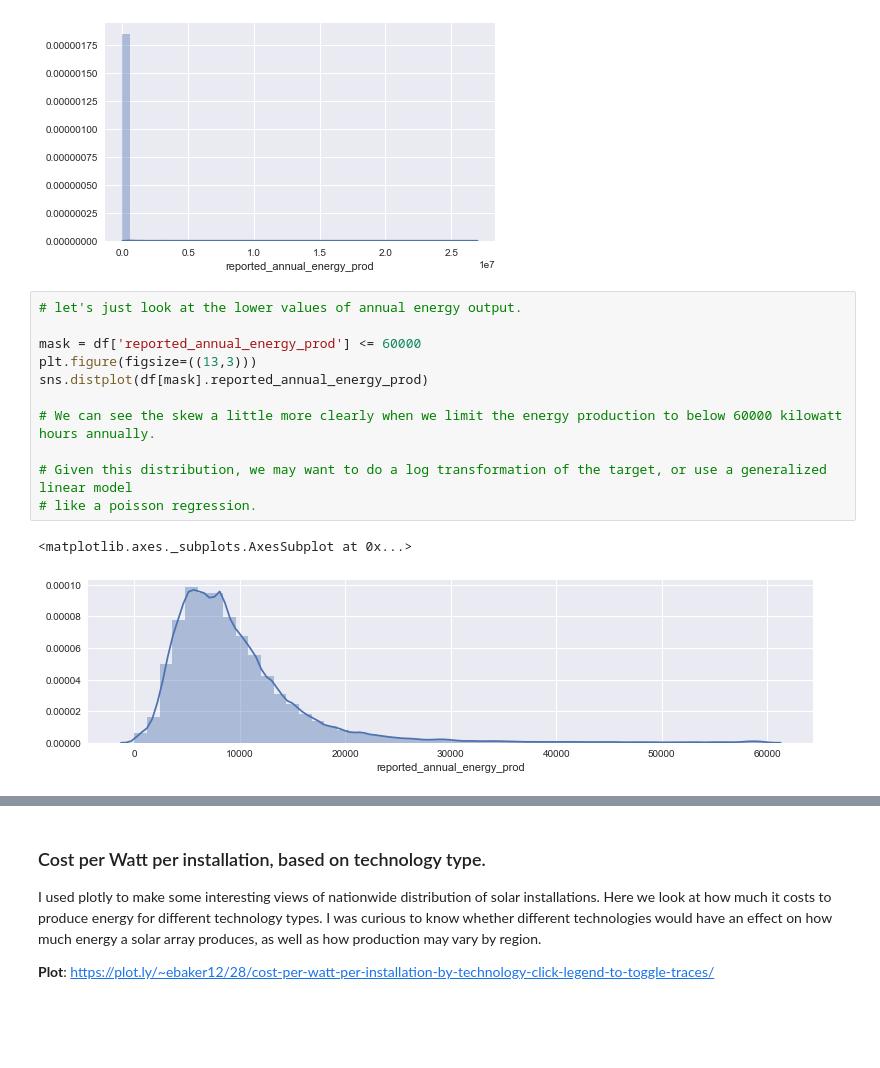
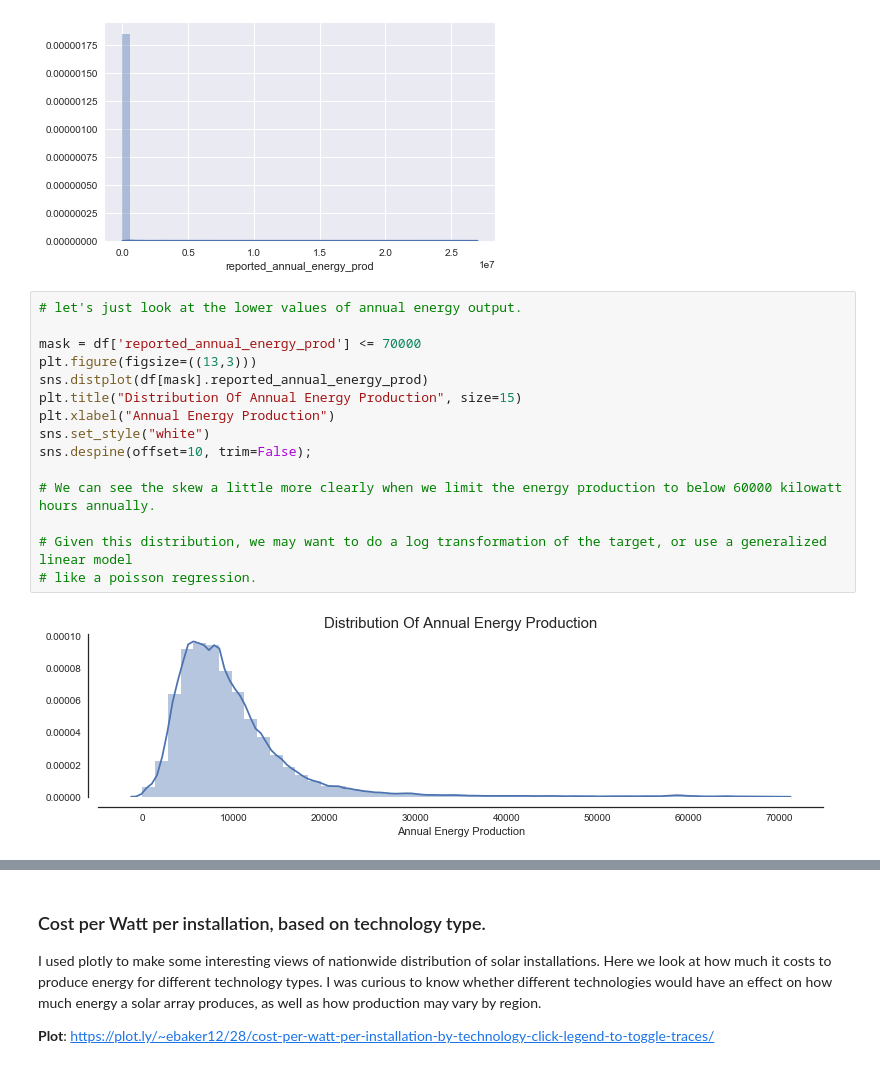
Before and after one commit to iamlostcoast/solar-calculator-models, a Jupyter notebook: solar_project_technical_report_and_summary.ipynb, the cells around one changed output, grey strips where cells are left out. Cells and saved outputs as stored; diff of their text form; blank space fills up the shorter version.

Commit message:
added readme and techinical report changes

```diff
--- a/solar_project_technical_report_and_summary.ipynb
+++ b/solar_project_technical_report_and_summary.ipynb
@@ -279,14 +279,17 @@ sns.distplot(df.loc[df['install_type'] == 'residential'].reported_annual_energy_
 # %%
 # let's just look at the lower values of annual energy output.
 
-mask = df['reported_annual_energy_prod'] <= 60000
+mask = df['reported_annual_energy_prod'] <= 70000
 plt.figure(figsize=((13,3)))
 sns.distplot(df[mask].reported_annual_energy_prod)
+plt.title("Distribution Of Annual Energy Production", size=15)
+plt.xlabel("Annual Energy Production")
+sns.set_style("white")
+sns.despine(offset=10, trim=False);
 
 # We can see the skew a little more clearly when we limit the energy production to below 60000 kilowatt hours annually.
 
 # Given this distribution, we may want to do a log transformation of the target, or use a generalized linear model
 # like a poisson regression.
 # %% [output]
-<matplotlib.axes._subplots.AxesSubplot at 0x...>
-[figure, old version]
+[figure, new version]
```
Also changed, not shown: parts of 54 cells of this notebook, 1 other file.
